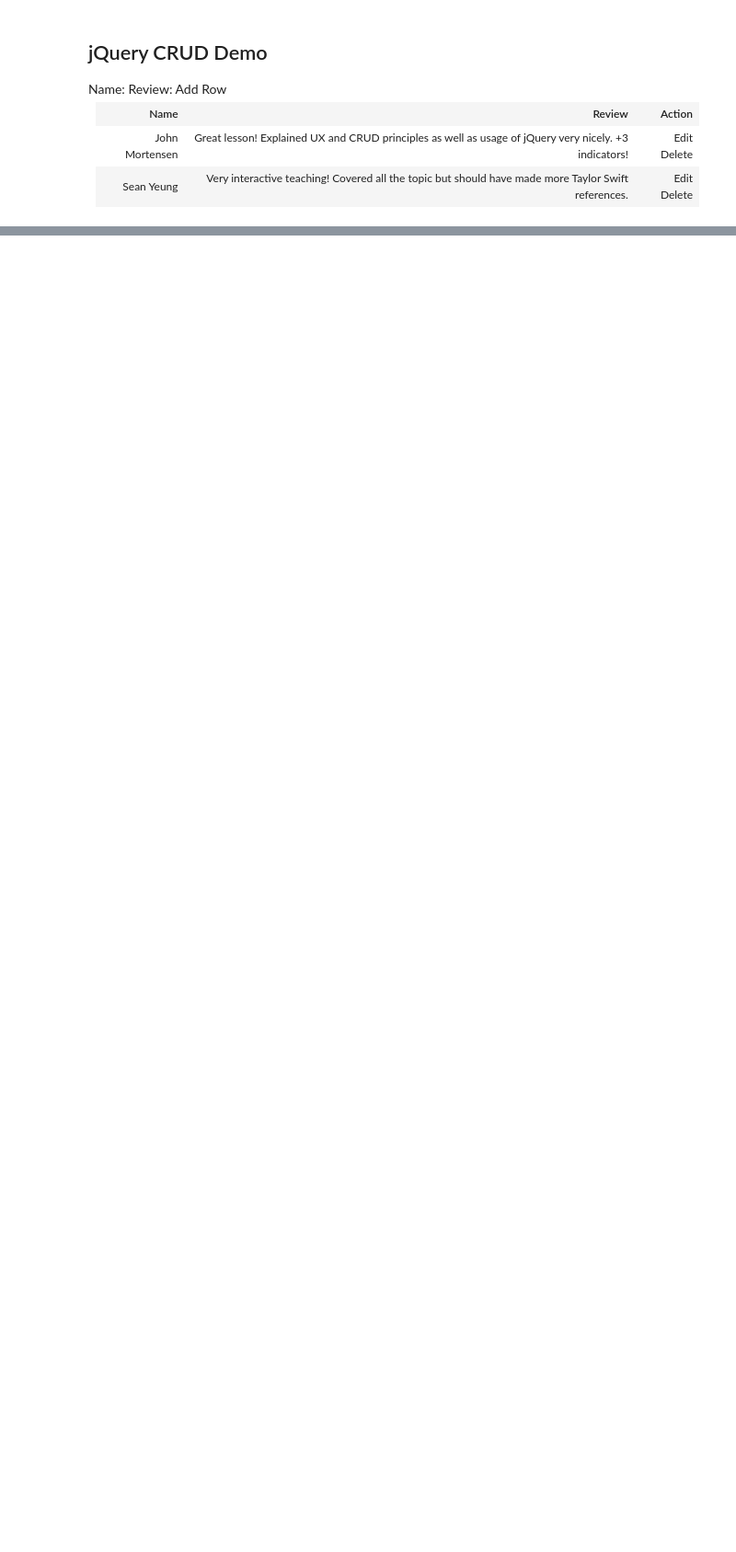
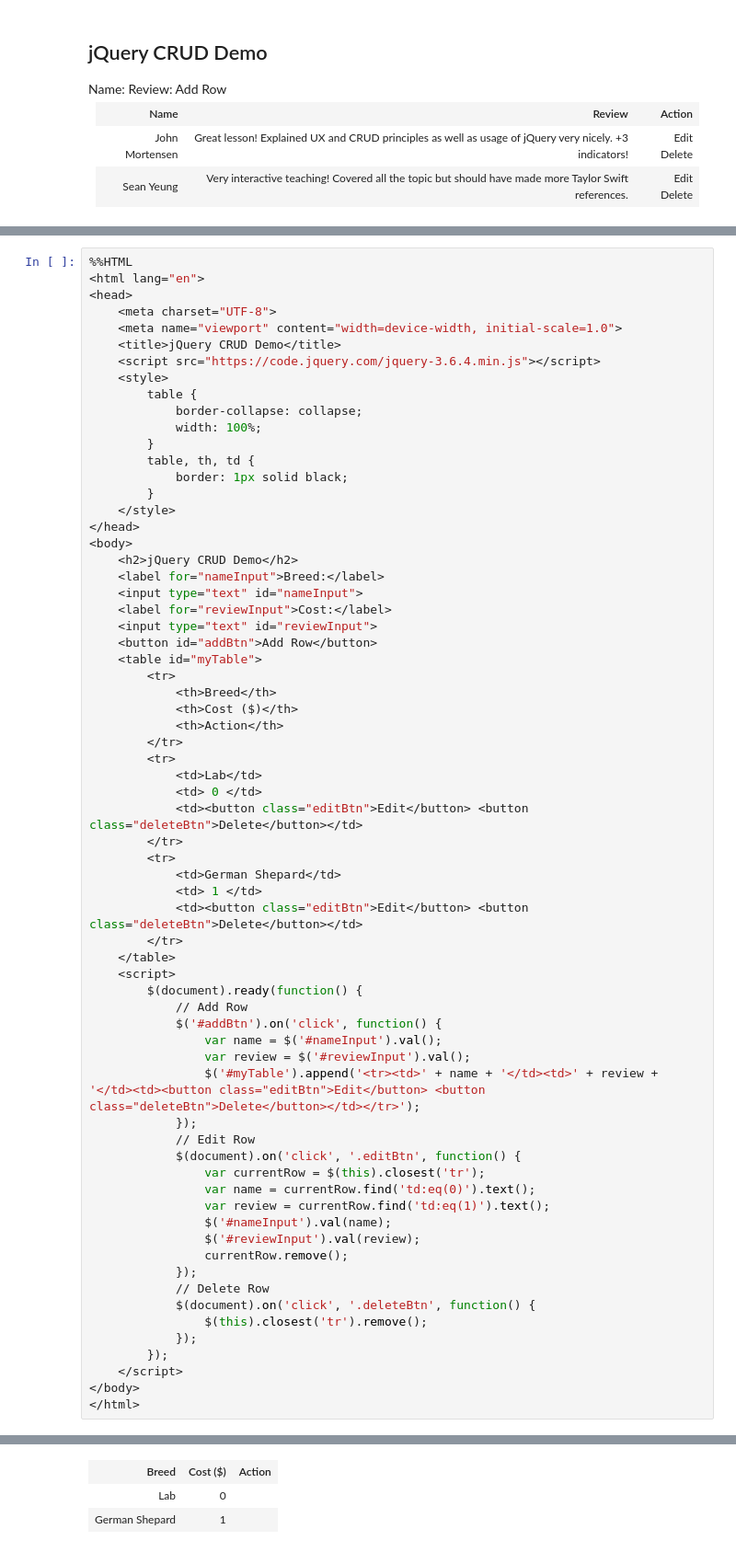
Before and after one commit to Jw95z/CSA, a Jupyter notebook: _notebooks/2023-12-07-UX_jQuery_CRUD_lesson.ipynb, the cells around one changed output, grey strips where cells are left out. Shown: that part at 92% size. Drawn from its saved outputs; the diff is of its cells as text; blank space fills up the shorter version.

Commit message:
Changes to be committed: 	modified:   _notebooks/2023-12-07-UX_jQuery_CRUD_lesson.ipynb

```diff
--- a/_notebooks/2023-12-07-UX_jQuery_CRUD_lesson.ipynb
+++ b/_notebooks/2023-12-07-UX_jQuery_CRUD_lesson.ipynb
@@ -664,0 +675,68 @@ popcorn hack
+# %%
+%%HTML
+<html lang="en">
+<head>
+    <meta charset="UTF-8">
+    <meta name="viewport" content="width=device-width, initial-scale=1.0">
+    <title>jQuery CRUD Demo</title>
+    <script src="https://code.jquery.com/jquery-3.6.4.min.js"></script>
+    <style>
+        table {
+            border-collapse: collapse;
+            width: 100%;
+        }
+        table, th, td {
+            border: 1px solid black;
+        }
+    </style>
+</head>
+<body>
+    <h2>jQuery CRUD Demo</h2>
+    <label for="nameInput">Breed:</label>
+    <input type="text" id="nameInput">
+    <label for="reviewInput">Cost:</label>
+    <input type="text" id="reviewInput">
+    <button id="addBtn">Add Row</button>
+    <table id="myTable">
+        <tr>
+            <th>Breed</th>
+            <th>Cost ($)</th>
+            <th>Action</th>
+        </tr>
+        <tr>
+            <td>Lab</td>
+            <td> 0 </td>
+            <td><button class="editBtn">Edit</button> <button class="deleteBtn">Delete</button></td>
+        </tr>
+        <tr>
+            <td>German Shepard</td>
+            <td> 1 </td>
+            <td><button class="editBtn">Edit</button> <button class="deleteBtn">Delete</button></td>
+        </tr>
+    </table>
+    <script>
+        $(document).ready(function() {
+            // Add Row
+            $('#addBtn').on('click', function() {
+                var name = $('#nameInput').val();
+                var review = $('#reviewInput').val();
+                $('#myTable').append('<tr><td>' + name + '</td><td>' + review + '</td><td><button class="editBtn">Edit</button> <button class="deleteBtn">Delete</button></td></tr>');
+            });
+            // Edit Row
+            $(document).on('click', '.editBtn', function() {
+                var currentRow = $(this).closest('tr');
+                var name = currentRow.find('td:eq(0)').text();
+                var review = currentRow.find('td:eq(1)').text();
+                $('#nameInput').val(name);
+                $('#reviewInput').val(review);
+                currentRow.remove();
+            });
+            // Delete Row
+            $(document).on('click', '.deleteBtn', function() {
+                $(this).closest('tr').remove();
+            });
+        });
+    </script>
+</body>
+</html>
+# %% [output]
@@ -665,3 +745,6 @@ popcorn hack
+| Breed | Cost ($) | Action |
+| Lab | 0 |  |
+| German Shepard | 1 |  |
 # %%
 %%html
 
```
Also changed, not shown: parts of 16 cells of this notebook.
